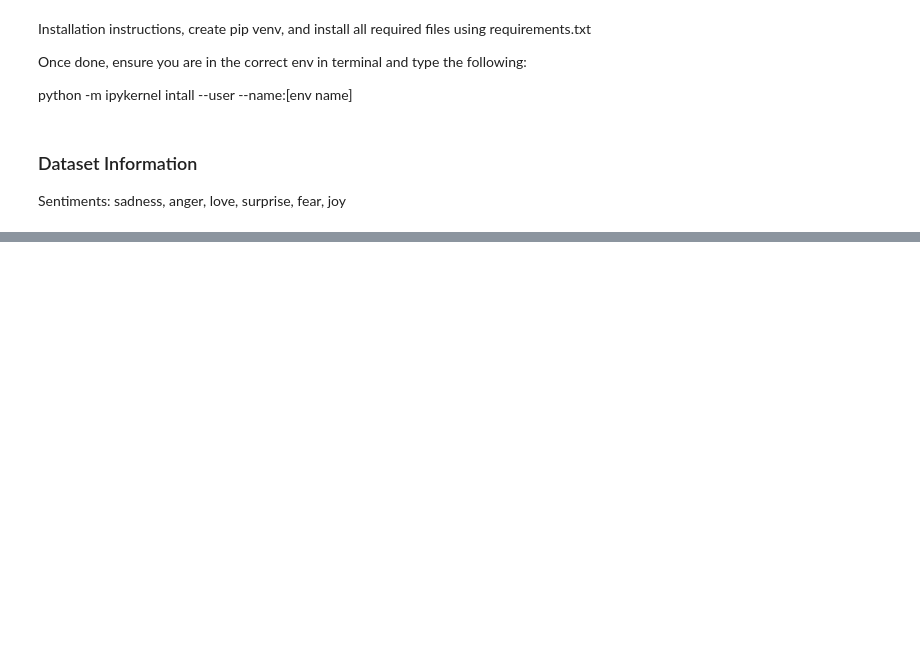
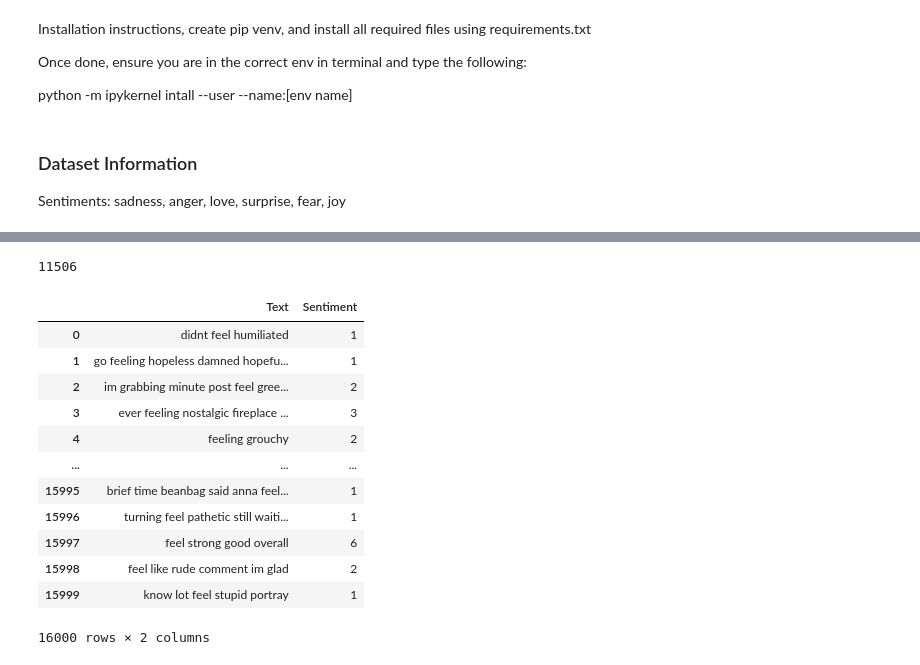
Before and after one commit to Arangion/CompCogFinal, a Jupyter notebook: final.ipynb, the cells around one changed output, grey strips where cells are left out. Saved outputs shown, nothing was run; the diff lists cells and outputs as text; code cells hidden in the pictures; blank space fills up the shorter version.

```diff
--- a/final.ipynb
+++ b/final.ipynb
@@ -61,4 +44,12 @@ ts
 # %%
+df = pd.read_csv(dataset, sep=';', header=None)
+df.columns = ["Text", "Sentiment"]
+display(df.head())
+display(df.Sentiment.unique())
+display(df.describe())
+
 def filter(text):
-    return " ".join([word for word in str(text).split() if word not in stop])
+    lemmatizer = nltk.stem.WordNetLemmatizer()
+    return " ".join([lemmatizer.lemmatize(word) for word in str(text).split() if word not in stop])
+
 df.Text = df.Text.apply(lambda t: filter(t))
@@ -76,0 +101,4 @@ tags
+# %%
+vocab['feel']
+# %% [output]
+11506
@@ -76,0 +116,16 @@ tags
+# %%
+dfA
+# %% [output]
+|  | Text | Sentiment |
+| 0 | didnt feel humiliated | 1 |
+| 1 | go feeling hopeless damned hopefu... | 1 |
+| 2 | im grabbing minute post feel gree... | 2 |
+| 3 | ever feeling nostalgic fireplace ... | 3 |
+| 4 | feeling grouchy | 2 |
+| ... | ... | ... |
+| 15995 | brief time beanbag said anna feel... | 1 |
+| 15996 | turning feel pathetic still waiti... | 1 |
+| 15997 | feel strong good overall | 6 |
+| 15998 | feel like rude comment im glad | 2 |
+| 15999 | know lot feel stupid portray | 1 |
+16000 rows × 2 columns
```
Also changed, not shown: parts of 22 cells of this notebook, 1 other file.
